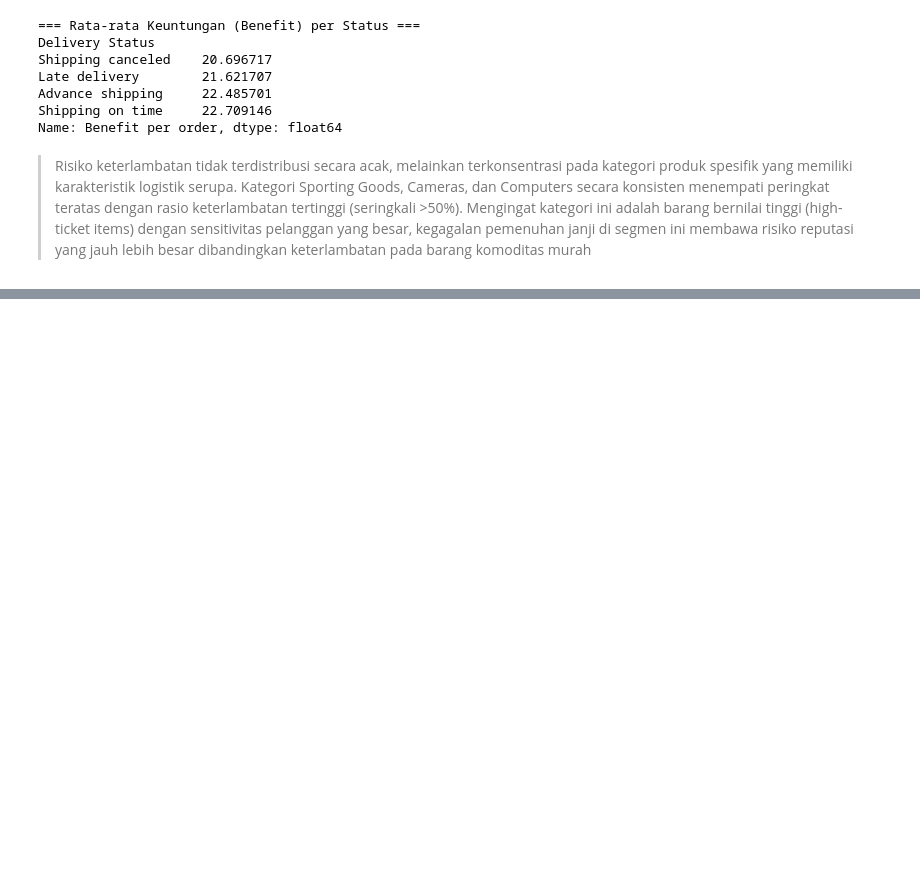
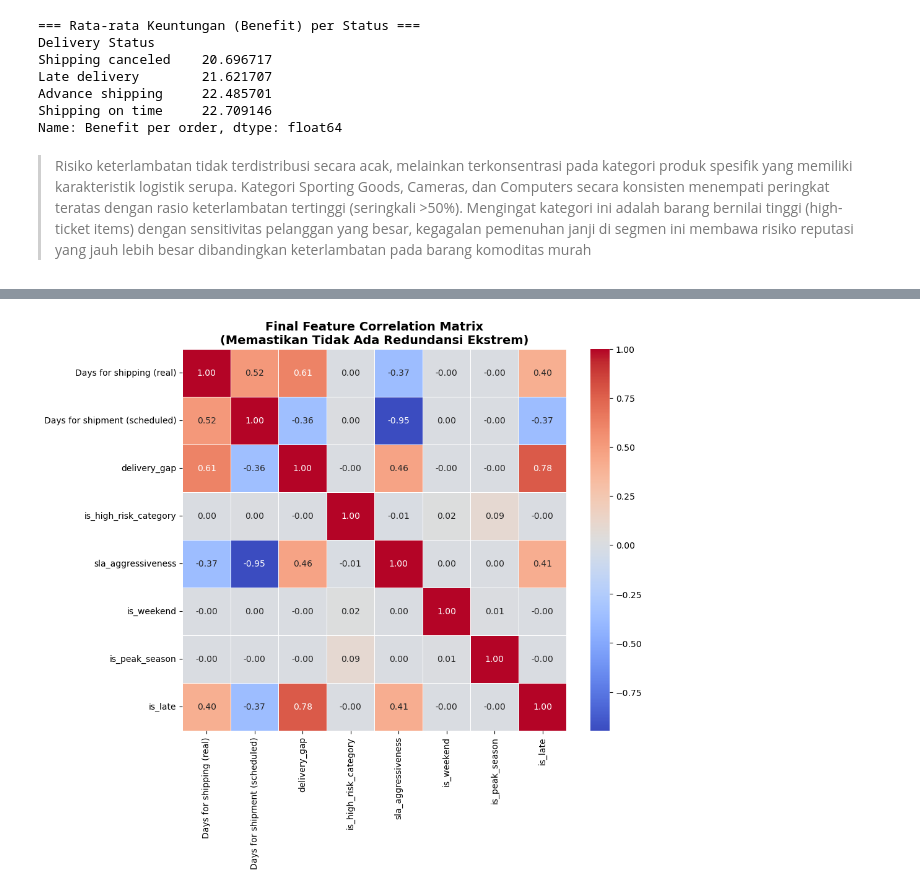
Before and after one commit to ahmdtrdi/LogisticAIOptimization, a Jupyter notebook: notebooks/EDA.ipynb, the cells around one changed output, grey strips where cells are left out. Drawn from its saved outputs; the diff is of its cells as text; code cells hidden in the pictures; blank space fills up the shorter version.

```diff
--- a/notebooks/EDA.ipynb
+++ b/notebooks/EDA.ipynb
@@ -1046,0 +1033,21 @@ data_clean.columns[data_clean.isna().any()].tolist()
+# %%
+data_clean['order_date'] = pd.to_datetime(data_clean['order date (DateOrders)'])
+
+data_clean['delivery_gap'] = data_clean['Days for shipping (real)'] - data_clean['Days for shipment (scheduled)']
+
+risk_categories = ['Sporting Goods', 'Computers', 'Cameras']
+data_clean['is_high_risk_category'] = data_clean['Category Name'].apply(lambda x: 1 if x in risk_categories else 0)
+
+data_clean['sla_aggressiveness'] = data_clean['Days for shipment (scheduled)'].apply(lambda x: 1 if x <= 2 else 0)
+
+data_clean['is_weekend'] = data_clean['order_date'].dt.dayofweek.apply(lambda x: 1 if x >= 5 else 0)
+
+data_clean['is_peak_season'] = data_clean['order_date'].dt.month.apply(lambda x: 1 if x in [10, 11, 12] else 0)
+
+data_clean['is_late'] = np.where(data_clean['Delivery Status'] == 'Late delivery', 1, 0)
+
+# Preview Hasil
+features_preview = ['Category Name', 'order_date', 'Days for shipment (scheduled)',
+                    'sla_aggressiveness', 'is_weekend', 'is_peak_season', 'is_late']
+print("=== PREVIEW FITUR ADVANCED ===")
+print(data_clean[features_preview].head())
@@ -1046,0 +1138,22 @@ data_clean.columns[data_clean.isna().any()].tolist()
+# %%
+selected_features = [
+    'Days for shipping (real)',
+    'Days for shipment (scheduled)',
+    'delivery_gap',
+    'is_high_risk_category',
+    'sla_aggressiveness',
+    'is_weekend',
+    'is_peak_season',
+    'is_late' # Target
+]
+
+# Hitung matriks korelasi
+corr_matrix_final = data_clean[selected_features].corr()
+
+# Plot Heatmap
+plt.figure(figsize=(10, 8))
+sns.heatmap(corr_matrix_final, annot=True, fmt='.2f', cmap='coolwarm', linewidths=0.5)
+plt.title('Final Feature Correlation Matrix\n(Memastikan Tidak Ada Redundansi Ekstrem)', fontsize=14, fontweight='bold')
+plt.show()
+# %% [output]
+[figure, added]
```
Also changed, not shown: parts of 49 cells of this notebook, 1 other file.
